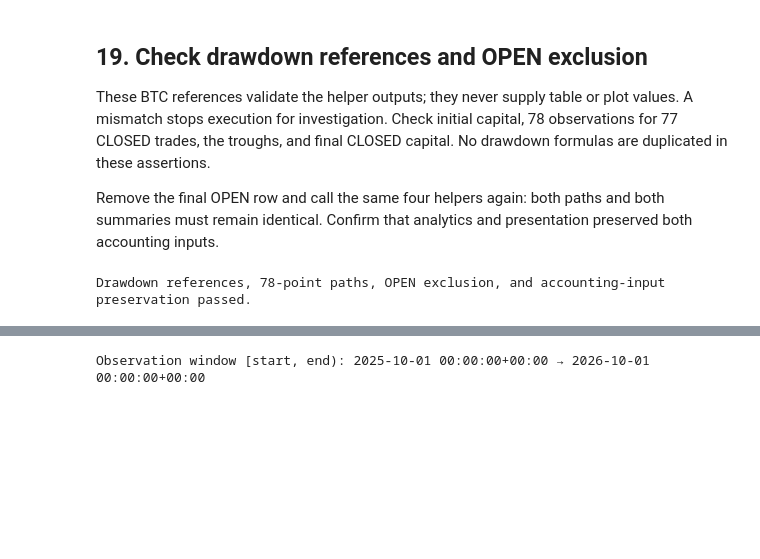
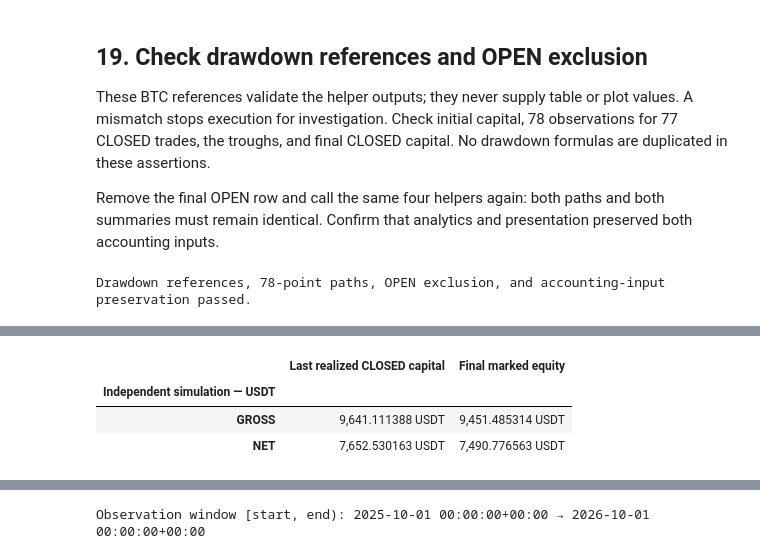
Before and after one commit to puckmandestroyer/trading-lab, a Jupyter notebook: notebooks/03_backtest_review.ipynb, the cells around one changed output, grey strips where cells are left out. Cells and saved outputs as stored; diff of their text form; code cells hidden in the pictures; blank space fills up the shorter version.

```diff
--- a/notebooks/03_backtest_review.ipynb
+++ b/notebooks/03_backtest_review.ipynb
@@ -813,0 +929,16 @@ Drawdown references, 78-point paths, OPEN exclusion, and accounting-input preser
+# %%
+final_gross_mark = gross_equity_path.iloc[-1]
+final_net_mark = net_equity_path.iloc[-1]
+realized_vs_marked = pd.DataFrame({
+    "Last realized CLOSED capital": [final_gross_capital, final_net_capital],
+    "Final marked equity": [final_gross_mark["equity"], final_net_mark["equity"]],
+}, index=["GROSS", "NET"])
+realized_vs_marked.index.name = "Independent simulation — USDT"
+display(realized_vs_marked.style.format("{:,.6f} USDT"))
+print("Final raw CLOSE mark:", final_gross_mark["mark_price"], "USDT")
+print("Final valuation time:", final_gross_mark["valuation_time"])
+# %% [output]
+|  | Last realized CLOSED capital | Final marked equity |
+| Independent simulation — USDT |  |  |
+| GROSS | 9,641.111388 USDT | 9,451.485314 USDT |
+| NET | 7,652.530163 USDT | 7,490.776563 USDT |
```
Also changed, not shown: parts of 30 cells of this notebook, 3 other files.
